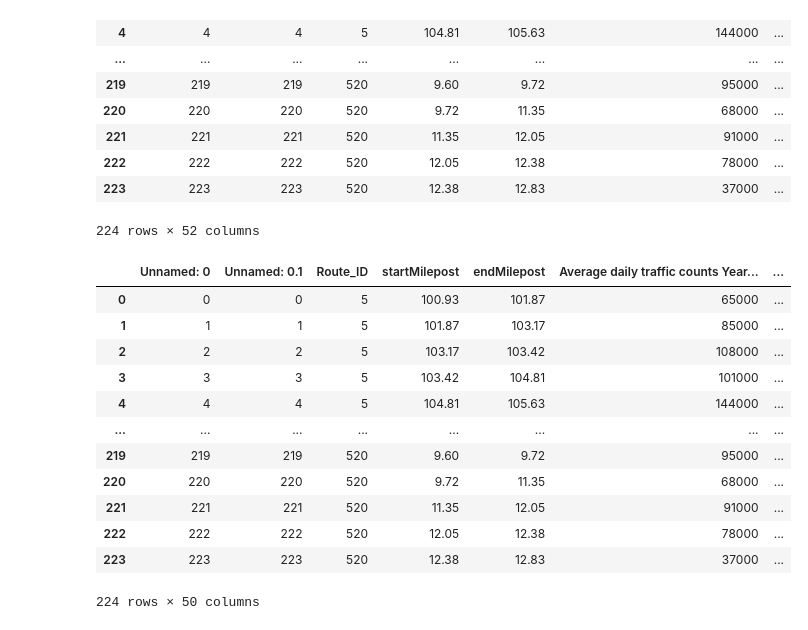
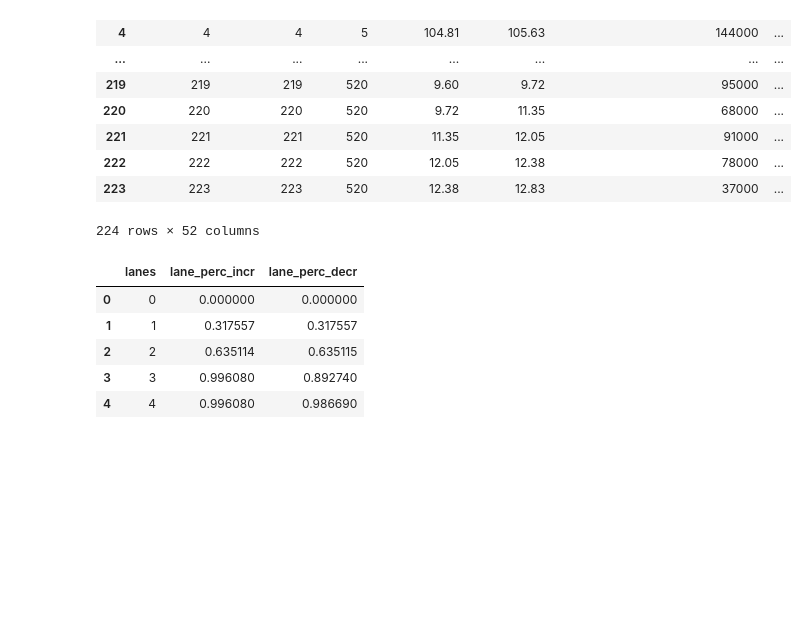
Before and after one commit to tliggett/sound_traffic, a Jupyter notebook: lanes.ipynb, the cells around one changed output. Cells and saved outputs as stored; diff of their text form; code cells hidden in the pictures; blank space fills up the shorter version.

Commit message:
computed lane data

```diff
--- a/lanes.ipynb
+++ b/lanes.ipynb
@@ -103,40 +103,42 @@ traffic_data
 # %%
 # compute percentage of total traffic that is 1 lane of highway 5
 lane_data = pd.DataFrame()
+lane_data['lanes'] = av_lanes
 
 def compute_lane_percentage(traffic_data, lanes):
     lane_traffic_decr, lane_traffic_incr = 0, 0
     total_traffic = traffic_data['rush_hour_decr_mp'].sum()
     for i in range(len(traffic_data)):
         total_lanes_decr = traffic_data.loc[i, 'Number of Lanes DECR MP direction']
         total_lanes_incr = traffic_data.loc[i, 'Number of Lanes INCR MP direction']
 
         if lanes <= total_lanes_decr:
             lane_traffic_decr = lane_traffic_decr + (traffic_data.loc[i, 'rush_hour_decr_mp'] * lanes/total_lanes_decr)
         else:
             lane_traffic_decr = lane_traffic_decr + traffic_data.loc[i, 'rush_hour_decr_mp']
 
         if lanes <= total_lanes:
             lane_traffic_incr = lane_traffic_incr + (traffic_data.loc[i, 'rush_hour_incr_mp'] * lanes/total_lanes_incr)
         else:
             lane_traffic_incr = lane_traffic_incr + traffic_data.loc[i, 'rush_hour_incr_mp']
 
     return (lane_traffic_decr/total_traffic),(lane_traffic_incr/total_traffic)
 
 lane_perc_incr = []
 lane_perc_decr = []
 for lanes in av_lanes:
+    per_decr, per_incr = compute_lane_percentage(traffic_data, lanes)
+    lane_perc_decr.append(per_decr)
+    lane_perc_incr.append(per_incr)
+
+
+lane_data['lane_perc_incr'], lane_data['lane_perc_decr'] = lane_perc_incr, lane_perc_decr
+
+lane_data
 # %% [output]
-|  | Unnamed: 0 | Unnamed: 0.1 | Route_ID | startMilepost | endMilepost | Average daily traffic counts Year... | ... |
-| 0 | 0 | 0 | 5 | 100.93 | 101.87 | 65000 | ... |
-| 1 | 1 | 1 | 5 | 101.87 | 103.17 | 85000 | ... |
-| 2 | 2 | 2 | 5 | 103.17 | 103.42 | 108000 | ... |
-| 3 | 3 | 3 | 5 | 103.42 | 104.81 | 101000 | ... |
-| 4 | 4 | 4 | 5 | 104.81 | 105.63 | 144000 | ... |
-| ... | ... | ... | ... | ... | ... | ... | ... |
-| 219 | 219 | 219 | 520 | 9.60 | 9.72 | 95000 | ... |
-| 220 | 220 | 220 | 520 | 9.72 | 11.35 | 68000 | ... |
-| 221 | 221 | 221 | 520 | 11.35 | 12.05 | 91000 | ... |
-| 222 | 222 | 222 | 520 | 12.05 | 12.38 | 78000 | ... |
-| 223 | 223 | 223 | 520 | 12.38 | 12.83 | 37000 | ... |
+|  | lanes | lane_perc_incr | lane_perc_decr |
+| 0 | 0 | 0.000000 | 0.000000 |
+| 1 | 1 | 0.317557 | 0.317557 |
+| 2 | 2 | 0.635114 | 0.635115 |
+| 3 | 3 | 0.996080 | 0.892740 |
+| 4 | 4 | 0.996080 | 0.986690 |
-224 rows × 50 columns
```
Also changed, not shown: parts of 5 cells of this notebook, 3 other files.
